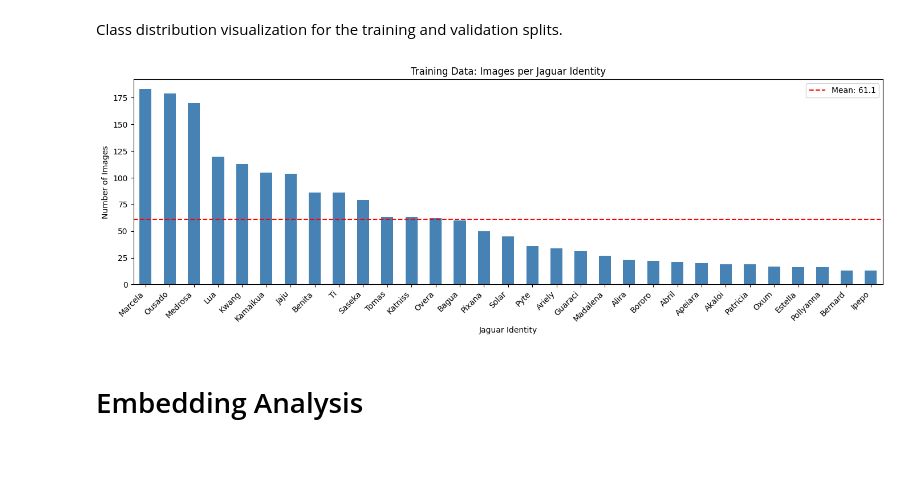
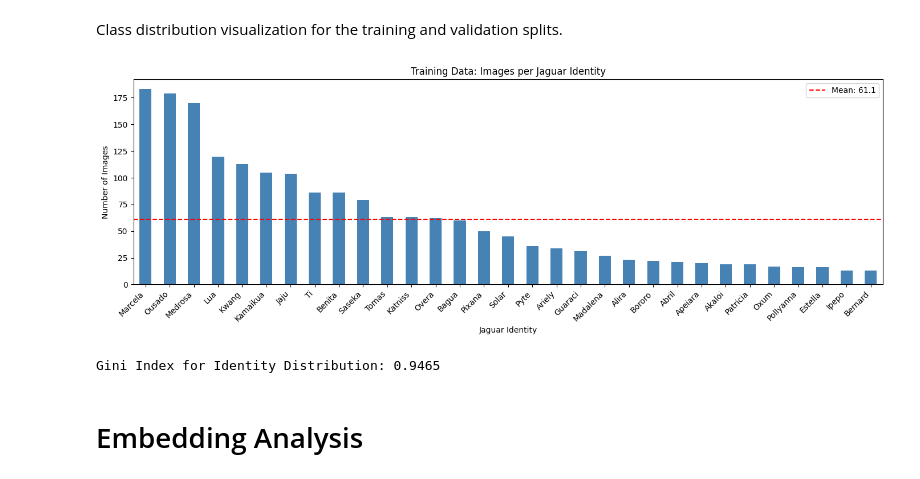
Before and after one commit to CarloColumbo/Kaggle-Competition-Jaguar-Re-identification, a Jupyter notebook: notebooks/exploratory_data_analysis.ipynb, the cells around one changed output. Cells and saved outputs as stored; diff of their text form; code cells hidden in the pictures.

```diff
--- a/notebooks/exploratory_data_analysis.ipynb
+++ b/notebooks/exploratory_data_analysis.ipynb
@@ -125,8 +128,13 @@ The existing dataset is removed if it already exists. Please be aware that any a
 # %%
 dataset_name = "jaguar-reid-dataset"
+recreate_dataset = False
 
-# Remove existing dataset if it exists
+dataset = None
 if dataset_name in fo.list_datasets():
-    fo.delete_dataset(dataset_name)
-
-dataset = fo.Dataset(dataset_name)
+    print(f"Dataset '{dataset_name}' already exists.")
+    if recreate_dataset:
+        print(f"Recreating dataset '{dataset_name}'...")
+        fo.delete_dataset(dataset_name)
+    else:
+        print(f"Using existing dataset '{dataset_name}'.")
+        dataset = fo.load_dataset(dataset_name)
@@ -185,13 +300,36 @@ Class distribution visualization for the training and validation splits.
 # %%
 train_view = dataset.match_tags("train")
 train_identity_counts = train_view.count_values("ground_truth.label")
 train_identity_counts_df = pd.Series(train_identity_counts).sort_values(ascending=False)
 
 num_classes = len(train_identity_counts_df)
 
-fig = visualize_identity_distribution(train_identity_counts_df)
+fig, ax = plt.subplots(figsize=(14, 5))
+train_identity_counts_df.plot(kind='bar', ax=ax, color='steelblue')
+ax.set_xlabel('Jaguar Identity')
+ax.set_ylabel('Number of Images')
+ax.set_title('Training Data: Images per Jaguar Identity')
+ax.axhline(
+    y=train_identity_counts_df.mean(),
+    color='red',
+    linestyle='--',
+    label=f'Mean: {train_identity_counts_df.mean():.1f}'
+)
+ax.legend()
+plt.xticks(rotation=45, ha='right')
+plt.tight_layout()
+
+wandb.log({"identity_distribution_full": wandb.Image(fig)})
+
+plt.show()
 # %% [output]
-[figure, old version]
+[figure, new version]
+# %%
+total = train_identity_counts_df.sum()
+gini_index = 1 - np.sum((train_identity_counts_df / total) ** 2)
+print(f"Gini Index for Identity Distribution: {gini_index:.4f}")
+# %% [output]
+Gini Index for Identity Distribution: 0.9465
 # %% [markdown]
 # Embedding Analysis
 # %%
```
Also changed, not shown: parts of 61 cells of this notebook, 8 other files.
